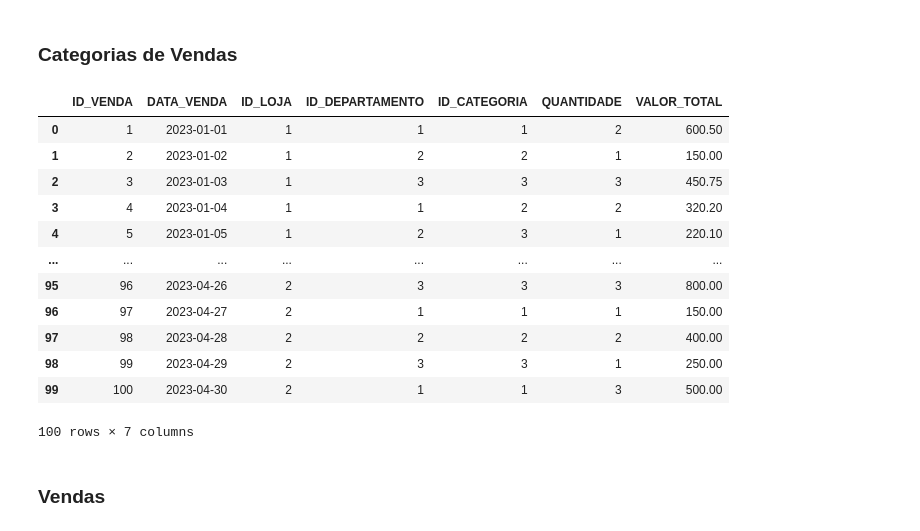
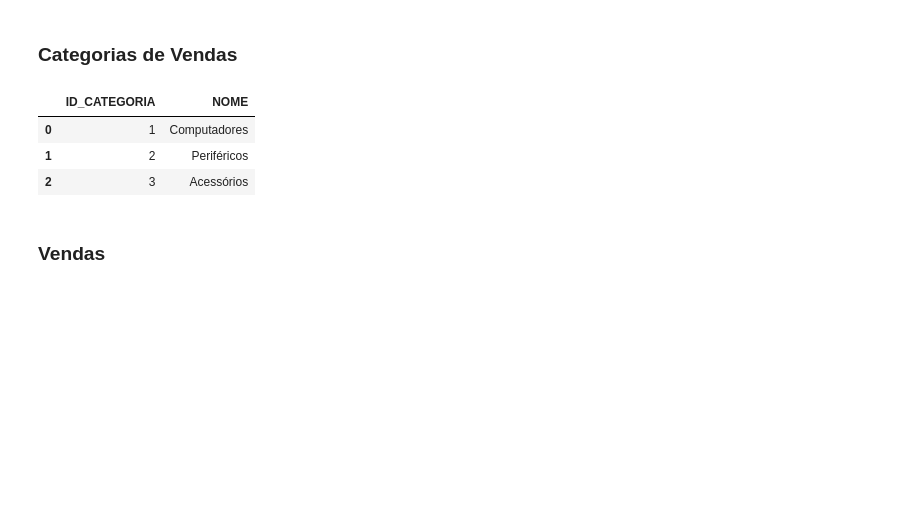
Before and after one commit to devjamilson/EstudandoSQL, a Jupyter notebook: BaseSQL.ipynb, the cells around one changed output. Drawn from its saved outputs; the diff is of its cells as text; code cells hidden in the pictures; blank space fills up the shorter version.

```diff
--- a/BaseSQL.ipynb
+++ b/BaseSQL.ipynb
@@ -5,22 +5,13 @@
 # %%
 import pandas as pd
 
-df_vendas = pd.read_csv(r'C:\Users\jamil\OneDrive\Área de Trabalho\SQL\arquivos\vendas.csv')
-df_vendas
+df_categorias = pd.read_csv(r'C:\Users\jamil\OneDrive\Área de Trabalho\SQL\arquivos\categoria.csv')
+df_categorias
 # %% [output]
-|  | ID_VENDA | DATA_VENDA | ID_LOJA | ID_DEPARTAMENTO | ID_CATEGORIA | QUANTIDADE | VALOR_TOTAL |
-| 0 | 1 | 2023-01-01 | 1 | 1 | 1 | 2 | 600.50 |
-| 1 | 2 | 2023-01-02 | 1 | 2 | 2 | 1 | 150.00 |
-| 2 | 3 | 2023-01-03 | 1 | 3 | 3 | 3 | 450.75 |
-| 3 | 4 | 2023-01-04 | 1 | 1 | 2 | 2 | 320.20 |
-| 4 | 5 | 2023-01-05 | 1 | 2 | 3 | 1 | 220.10 |
-| ... | ... | ... | ... | ... | ... | ... | ... |
-| 95 | 96 | 2023-04-26 | 2 | 3 | 3 | 3 | 800.00 |
-| 96 | 97 | 2023-04-27 | 2 | 1 | 1 | 1 | 150.00 |
-| 97 | 98 | 2023-04-28 | 2 | 2 | 2 | 2 | 400.00 |
-| 98 | 99 | 2023-04-29 | 2 | 3 | 3 | 1 | 250.00 |
-| 99 | 100 | 2023-04-30 | 2 | 1 | 1 | 3 | 500.00 |
+|  | ID_CATEGORIA | NOME |
+| 0 | 1 | Computadores |
+| 1 | 2 | Periféricos |
+| 2 | 3 | Acessórios |
-100 rows × 7 columns
 # %% [markdown]
 ### Vendas
 # %%
```
Also changed, not shown: parts of 5 cells of this notebook, 1 other file.
